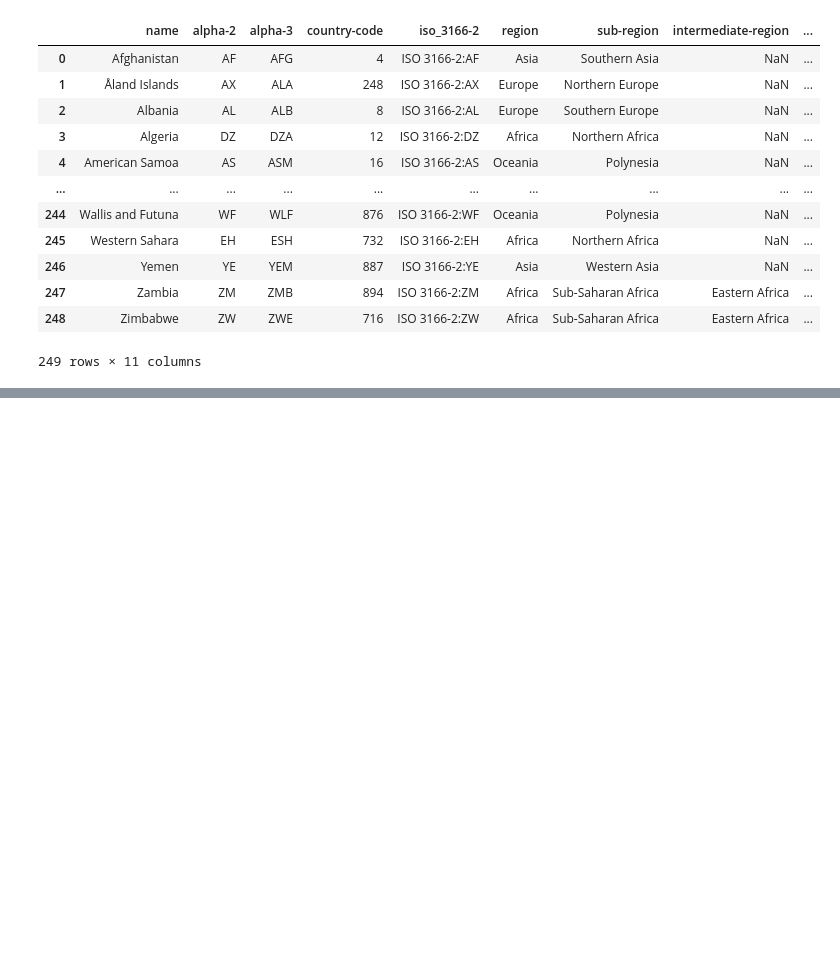
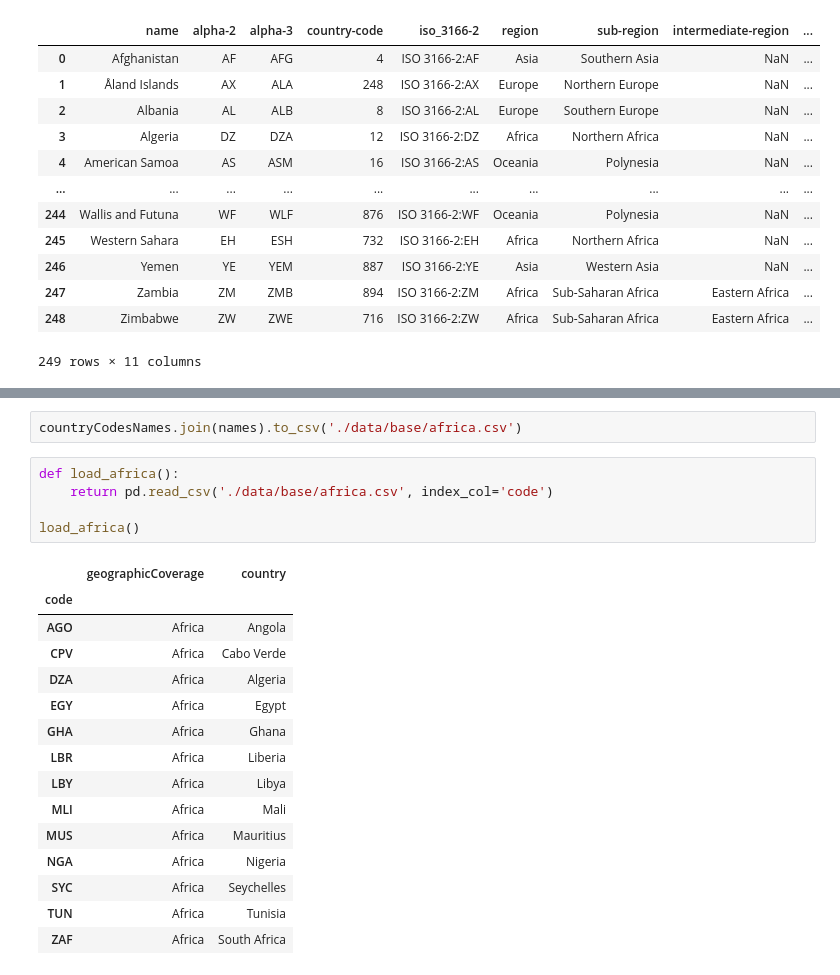
Before and after one commit to da8ah/UTPL-MobileAppDataVisualizer, a Jupyter notebook: main.ipynb, the cells around one changed output, grey strips where cells are left out. Cells and saved outputs as stored; diff of their text form; blank space fills up the shorter version.

```diff
--- a/main.ipynb
+++ b/main.ipynb
@@ -187,0 +229,23 @@ if len(countryCodes['name'][countryCodes['alpha-3']==code]) > 0]
+# %%
+countryCodesNames.join(names).to_csv('./data/base/africa.csv')
+# %%
+def load_africa():
+    return pd.read_csv('./data/base/africa.csv', index_col='code')
+
+load_africa()
+# %% [output]
+|  | geographicCoverage | country |
+| code |  |  |
+| AGO | Africa | Angola |
+| CPV | Africa | Cabo Verde |
+| DZA | Africa | Algeria |
+| EGY | Africa | Egypt |
+| GHA | Africa | Ghana |
+| LBR | Africa | Liberia |
+| LBY | Africa | Libya |
+| MLI | Africa | Mali |
+| MUS | Africa | Mauritius |
+| NGA | Africa | Nigeria |
+| SYC | Africa | Seychelles |
+| TUN | Africa | Tunisia |
+| ZAF | Africa | South Africa |
```
Also changed, not shown: parts of 11 cells of this notebook, 5 other files.
